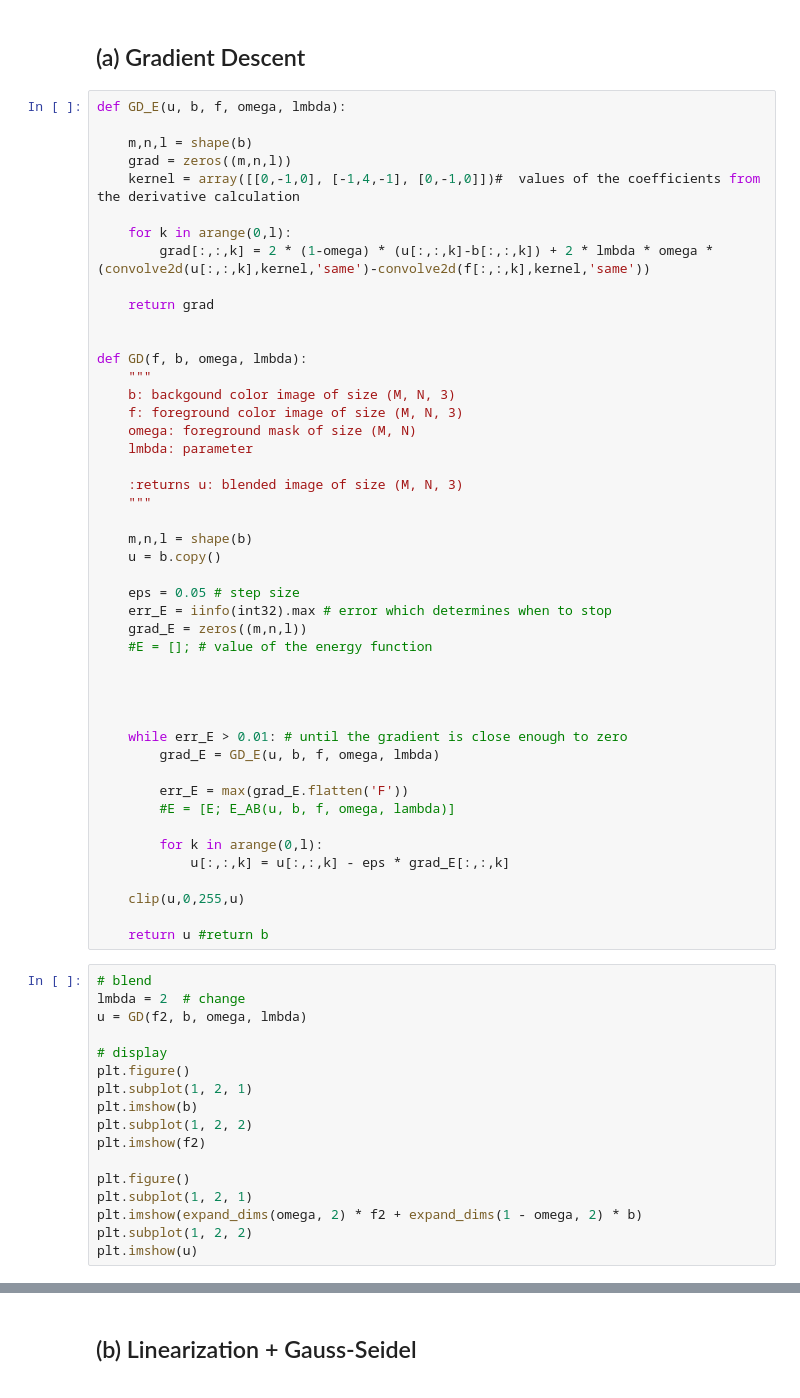
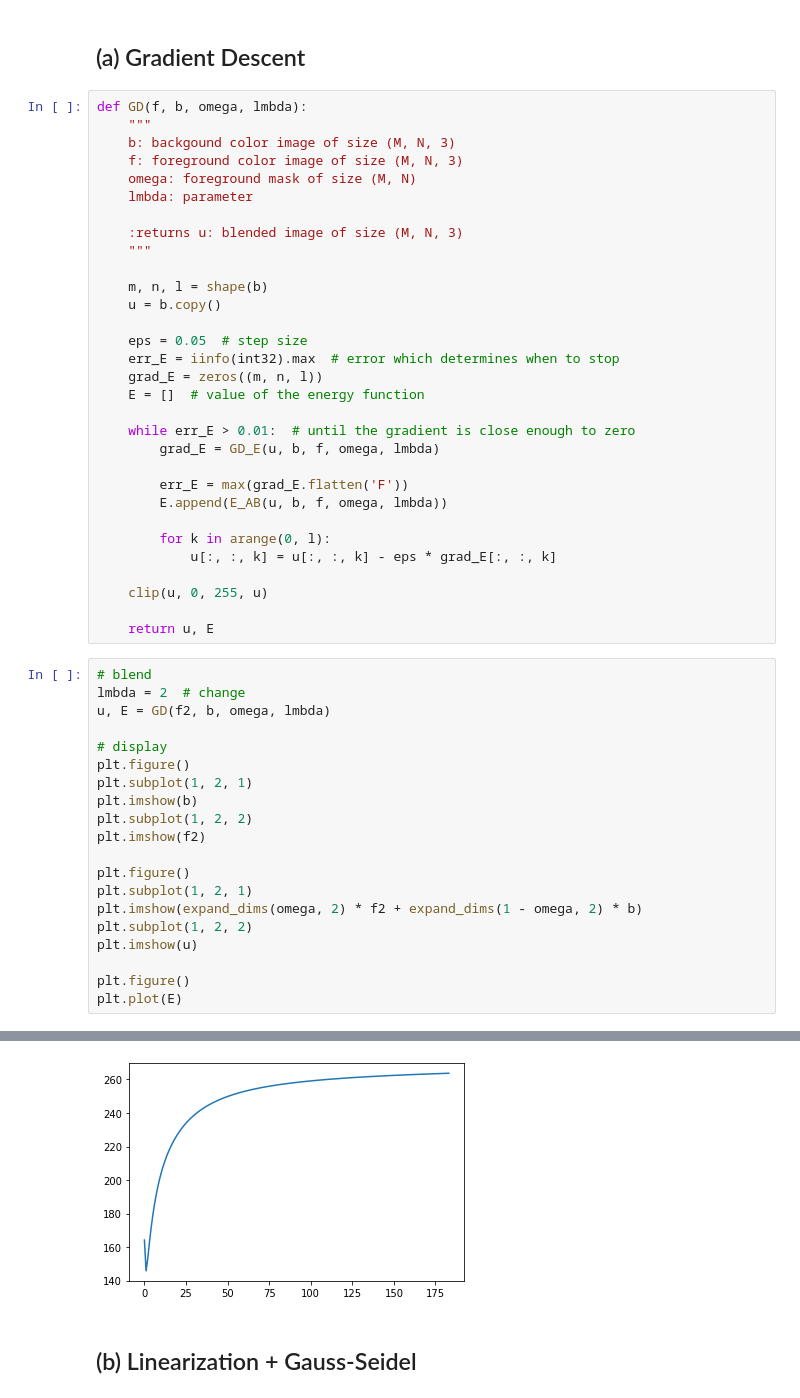
Before and after one commit to nalet/bme.Computer-Vision, a Jupyter notebook: assignment_01/code/Blending.ipynb, the cells around one changed output, grey strips where cells are left out. Cells and saved outputs as stored; diff of their text form.

```diff
--- a/assignment_01/code/Blending.ipynb
+++ b/assignment_01/code/Blending.ipynb
@@ -52,18 +84,6 @@ Text(0.5, 1.0, 'Mask')
 # %% [markdown]
 ## (a) Gradient Descent
 # %%
-def GD_E(u, b, f, omega, lmbda):
-
-    m,n,l = shape(b)
-    grad = zeros((m,n,l))
-    kernel = array([[0,-1,0], [-1,4,-1], [0,-1,0]])#  values of the coefficients from the derivative calculation
-
-    for k in arange(0,l):
-        grad[:,:,k] = 2 * (1-omega) * (u[:,:,k]-b[:,:,k]) + 2 * lmbda * omega * (convolve2d(u[:,:,k],kernel,'same')-convolve2d(f[:,:,k],kernel,'same'))
-
-    return grad
-
-
 def GD(f, b, omega, lmbda):
     """
     b: backgound color image of size (M, N, 3)
@@ -74,33 +94,30 @@ def GD(f, b, omega, lmbda):
     :returns u: blended image of size (M, N, 3)
     """
 
-    m,n,l = shape(b)
+    m, n, l = shape(b)
     u = b.copy()
 
-    eps = 0.05 # step size
-    err_E = iinfo(int32).max # error which determines when to stop
-    grad_E = zeros((m,n,l))
-    #E = []; # value of the energy function
+    eps = 0.05  # step size
+    err_E = iinfo(int32).max  # error which determines when to stop
+    grad_E = zeros((m, n, l))
+    E = []  # value of the energy function
 
-
-
-
-    while err_E > 0.01: # until the gradient is close enough to zero
+    while err_E > 0.01:  # until the gradient is close enough to zero
         grad_E = GD_E(u, b, f, omega, lmbda)
 
         err_E = max(grad_E.flatten('F'))
-        #E = [E; E_AB(u, b, f, omega, lambda)]
+        E.append(E_AB(u, b, f, omega, lmbda))
 
-        for k in arange(0,l):
-            u[:,:,k] = u[:,:,k] - eps * grad_E[:,:,k]
+        for k in arange(0, l):
+            u[:, :, k] = u[:, :, k] - eps * grad_E[:, :, k]
 
-    clip(u,0,255,u)
+    clip(u, 0, 255, u)
 
-    return u #return b
+    return u, E
 # %%
 # blend
 lmbda = 2  # change
-u = GD(f2, b, omega, lmbda)
+u, E = GD(f2, b, omega, lmbda)
 
 # display
 plt.figure()
@@ -114,4 +131,7 @@ plt.subplot(1, 2, 1)
 plt.imshow(expand_dims(omega, 2) * f2 + expand_dims(1 - omega, 2) * b)
 plt.subplot(1, 2, 2)
 plt.imshow(u)
+
+plt.figure()
+plt.plot(E)
 # %% [output]
@@ -119,4 +139,5 @@ plt.imshow(u)
 [figure]
 [figure]
+[figure, added]
 # %% [markdown]
 ## (b) Linearization + Gauss-Seidel
```
Also changed, not shown: parts of 8 cells of this notebook, 1 other file.
